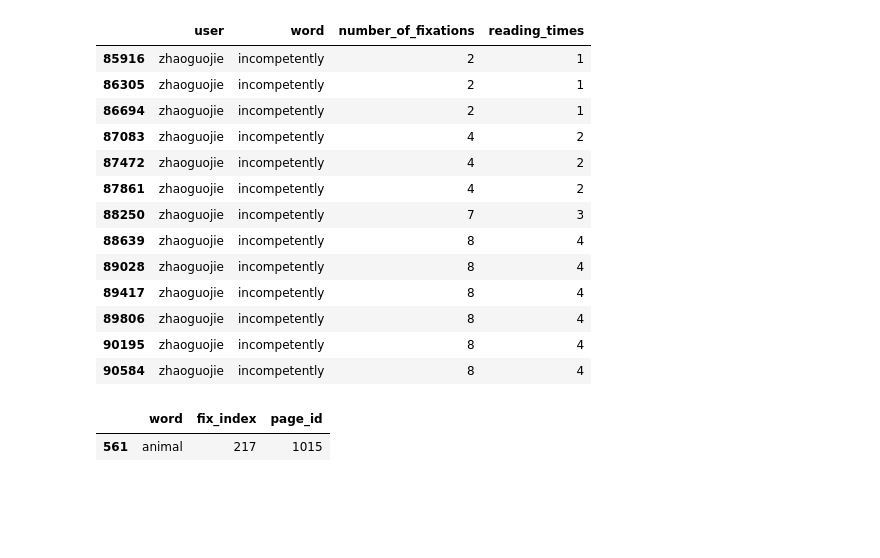
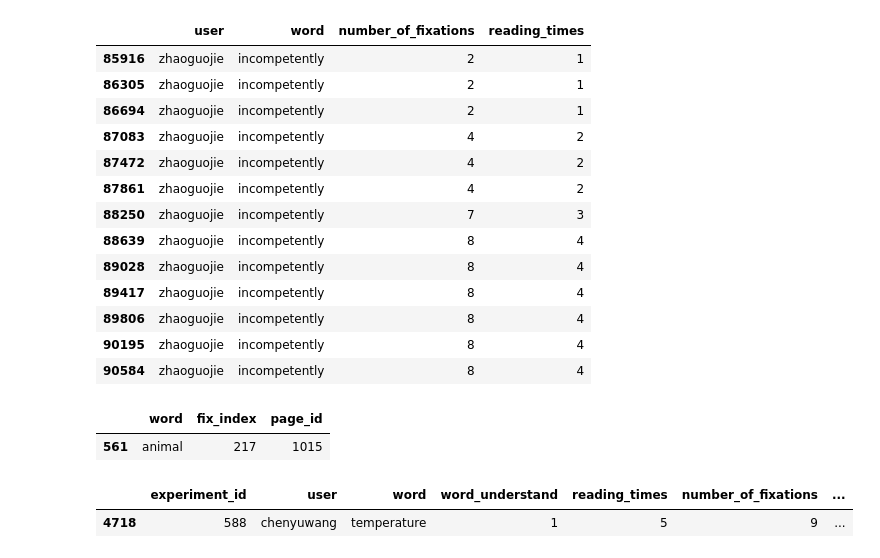
Before and after one commit to WhiteBlacken/reading, a Jupyter notebook: jupyter/data_analysis.ipynb, the cells around one changed output. Cells and saved outputs as stored; diff of their text form; code cells hidden in the pictures; blank space fills up the shorter version.

```diff
--- a/jupyter/data_analysis.ipynb
+++ b/jupyter/data_analysis.ipynb
@@ -895,3 +917,13 @@ data.loc[(data['page_id']==page_id)&(data['fix_index']==fix_index)]
 # %% [output]
 |  | word | fix_index | page_id |
 | 561 | animal | 217 | 1015 |
+# %%
+import pandas as pd
+
+word = 'temperature'
+exp_id = 588
+step_1 = pd.read_csv('dataset/step-1.csv')
+step_1.loc[(step_1['word'] == word) & (step_1['experiment_id'] == exp_id)]
+# %% [output]
+|  | experiment_id | user | word | word_understand | reading_times | number_of_fixations | ... |
+| 4718 | 588 | chenyuwang | temperature | 1 | 5 | 9 | ... |
```
Also changed, not shown: parts of 30 cells of this notebook, 6 other files.
